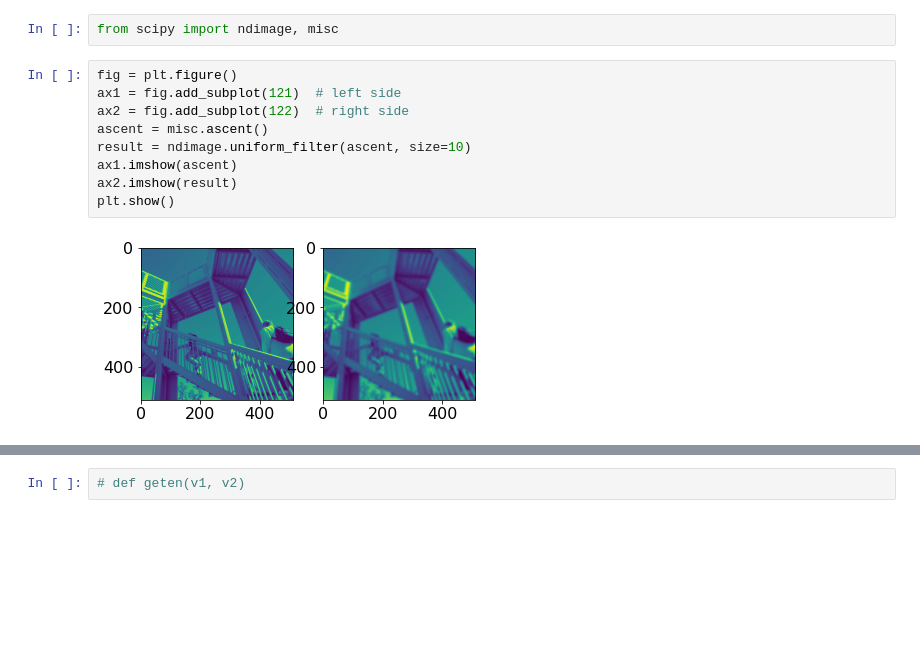
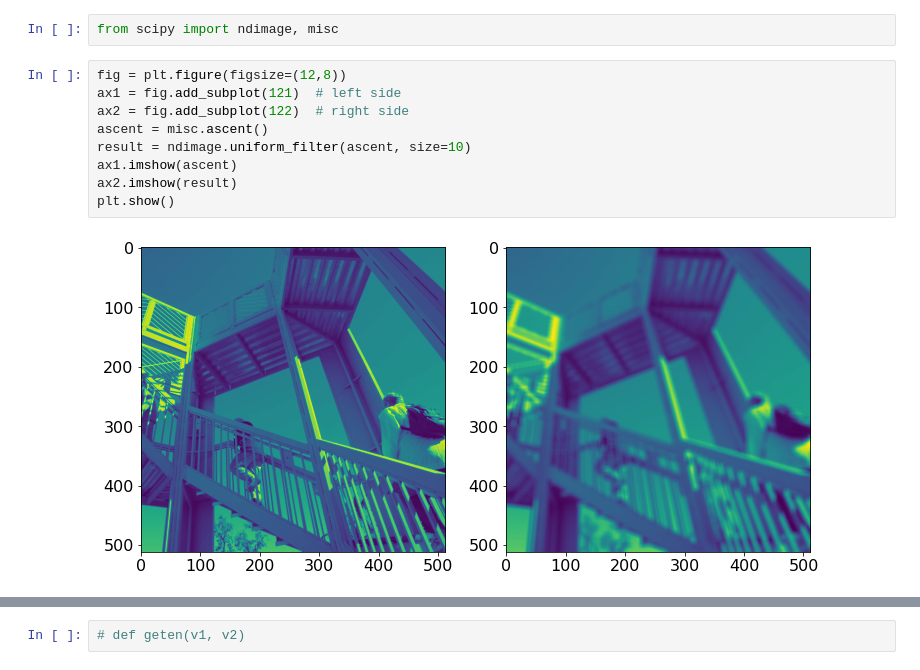
Before and after one commit to raalesir/segregation, a Jupyter notebook: Untitled.ipynb, the cells around one changed output, grey strips where cells are left out. Saved outputs shown, nothing was run; the diff lists cells and outputs as text; blank space fills up the shorter version.

```diff
--- a/Untitled.ipynb
+++ b/Untitled.ipynb
@@ -1005,13 +1063,13 @@ VBox(children=(Figure(camera=PerspectiveCamera(fov=46.0, position=(0.0, 0.0, 2.0
 # %%
 from scipy import ndimage, misc
 # %%
-fig = plt.figure()
+fig = plt.figure(figsize=(12,8))
 ax1 = fig.add_subplot(121)  # left side
 ax2 = fig.add_subplot(122)  # right side
 ascent = misc.ascent()
 result = ndimage.uniform_filter(ascent, size=10)
 ax1.imshow(ascent)
 ax2.imshow(result)
 plt.show()
 # %% [output]
-[figure, old version]
+[figure, new version]
```
Also changed, not shown: parts of 115 cells of this notebook.
